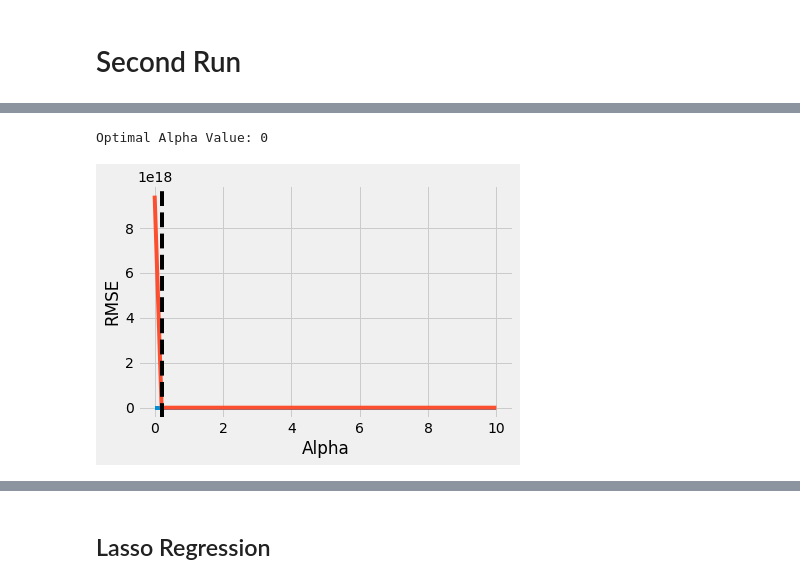
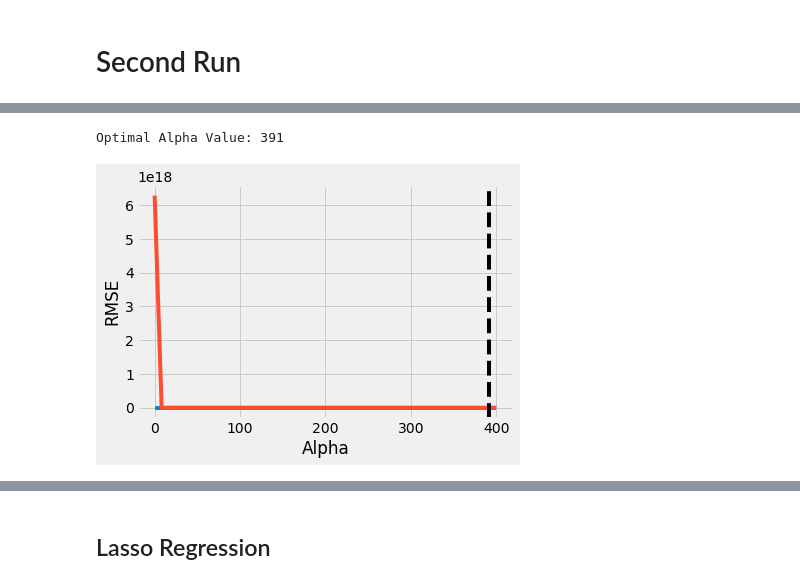
Before and after one commit to datascisteven/King-County-Housing-Price-Prediction, a Jupyter notebook: housing_modeling.ipynb, the cells around one changed output, grey strips where cells are left out. Saved outputs shown, nothing was run; the diff lists cells and outputs as text; code cells hidden in the pictures.

```diff
--- a/housing_modeling.ipynb
+++ b/housing_modeling.ipynb
@@ -331,11 +298,10 @@ Testing Variance:  1.1037e+11
 # Second Run
 # %%
 y = df['price']
-X = df.drop(columns=['price', 'sqft_lot15', 'sqft_above'], axis=1)
 dum_feat = df[['bathrooms', 'condition', 'grade', 'zipcode']]
 dum_index = dum_feat.columns
 df_dum = pd.get_dummies(data=dum_feat, columns=dum_index, drop_first=True, prefix=['bth', 'cnd', 'grd', 'zip'])
-poly_feat = df.drop(['price', 'bedrooms', 'bathrooms', 'floors', 'condition', 'grade', 'zipcode'], axis=1)
+poly_feat = df.drop(['price', 'bedrooms', 'bathrooms', 'floors', 'condition', 'grade', 'zipcode', 'sqft_lot15', 'sqft_above', 'lat', 'long', 'sqft_lot'], axis=1)
 poly = PolynomialFeatures(degree=2, include_bias=False)
 poly_data = poly.fit_transform(poly_feat)
 poly_columns = poly.get_feature_names(poly_feat.columns)
@@ -420,0 +365,11 @@ Testing Variance:  1.1872e+11
+# %%
+ridge = Ridge(alpha=1).fit(X_tr2_sc, y_tr2)
+y_ridge_tr = ridge.predict(X_tr2_sc)
+y_ridge_tt = ridge.predict(X_tt2_sc)
+
+train_test_metrics(y_tr2, y_tt2, y_ridge_tr, y_ridge_tt)
+print("")
+rdg_mse, rdg_bias, rdg_var = bias_variance_decomp(model, X_tr2_sc.values, y_tr2.values, X_tt2_sc.values, y_tt2.values, loss='mse', random_seed=42)
+print('Average expected loss: ', "{:.4e}".format(rdg_mse))
+print('Average bias: ', "{:.4e}".format(rdg_bias))
+print('Average variance: ', "{:.4e}".format(rdg_var))
@@ -421,30 +394,30 @@ Testing Variance:  1.1872e+11
 # %%
-# tr_rmse_ridge = []
-# tt_rmse_ridge = []
-# alphas_ridge = []
+tr_rmse_ridge = []
+tt_rmse_ridge = []
+alphas_ridge = []
 
-# for alpha in np.linspace(0, 10, num=50):
-#     ridge = Ridge(alpha=alpha)
-#     ridge.fit(X_tr2_sc, y_tr2)
-#     tr_pred = ridge.predict(X_tr2_sc)
-#     tr_rmse_ridge.append(np.sqrt(mean_squared_error(y_tr2, tr_pred)))
-#     tt_pred = ridge.predict(X_tt2_sc)
-#     tt_rmse_ridge.append(np.sqrt(mean_squared_error(y_tt2, tt_pred)))
-#     alphas_ridge.append(alpha)
+for alpha in np.linspace(0, 400, num=50):
+    ridge = Ridge(alpha=alpha)
+    ridge.fit(X_tr2_sc, y_tr2)
+    tr_pred = ridge.predict(X_tr2_sc)
+    tr_rmse_ridge.append(np.sqrt(mean_squared_error(y_tr2, tr_pred)))
+    tt_pred = ridge.predict(X_tt2_sc)
+    tt_rmse_ridge.append(np.sqrt(mean_squared_error(y_tt2, tt_pred)))
+    alphas_ridge.append(alpha)
 
-# fig, ax = plt.subplots()
-# ax.plot(alphas_ridge, tr_rmse_ridge, label="Train")
-# ax.plot(alphas_ridge, tt_rmse_ridge, label="Test")
-# ax.set_xlabel("Alpha")
-# ax.set_ylabel("RMSE")
-# optimal_alpha = alphas_ridge[np.argmin(tt_rmse_ridge)]
-# ax.axvline(optimal_alpha, color="black", linestyle="--")
-# print(f'Optimal Alpha Value: {int(optimal_alpha)}')
-# plt.savefig('images/optimal_ridge.png')
+fig, ax = plt.subplots()
+ax.plot(alphas_ridge, tr_rmse_ridge, label="Train")
+ax.plot(alphas_ridge, tt_rmse_ridge, label="Test")
+ax.set_xlabel("Alpha")
+ax.set_ylabel("RMSE")
+optimal_alpha = alphas_ridge[np.argmin(tt_rmse_ridge)]
+ax.axvline(optimal_alpha, color="black", linestyle="--")
+print(f'Optimal Alpha Value: {int(optimal_alpha)}')
+plt.savefig('images/optimal_ridge.png')
 
 # Optimal Alpha Value: 0
 # %% [output]
-Optimal Alpha Value: 0
+Optimal Alpha Value: 391
-[figure, old version]
+[figure, new version]
 # %% [markdown]
 <img src="images/optimal_ridge.png">
```
Also changed, not shown: parts of 57 cells of this notebook, 5 other files.
